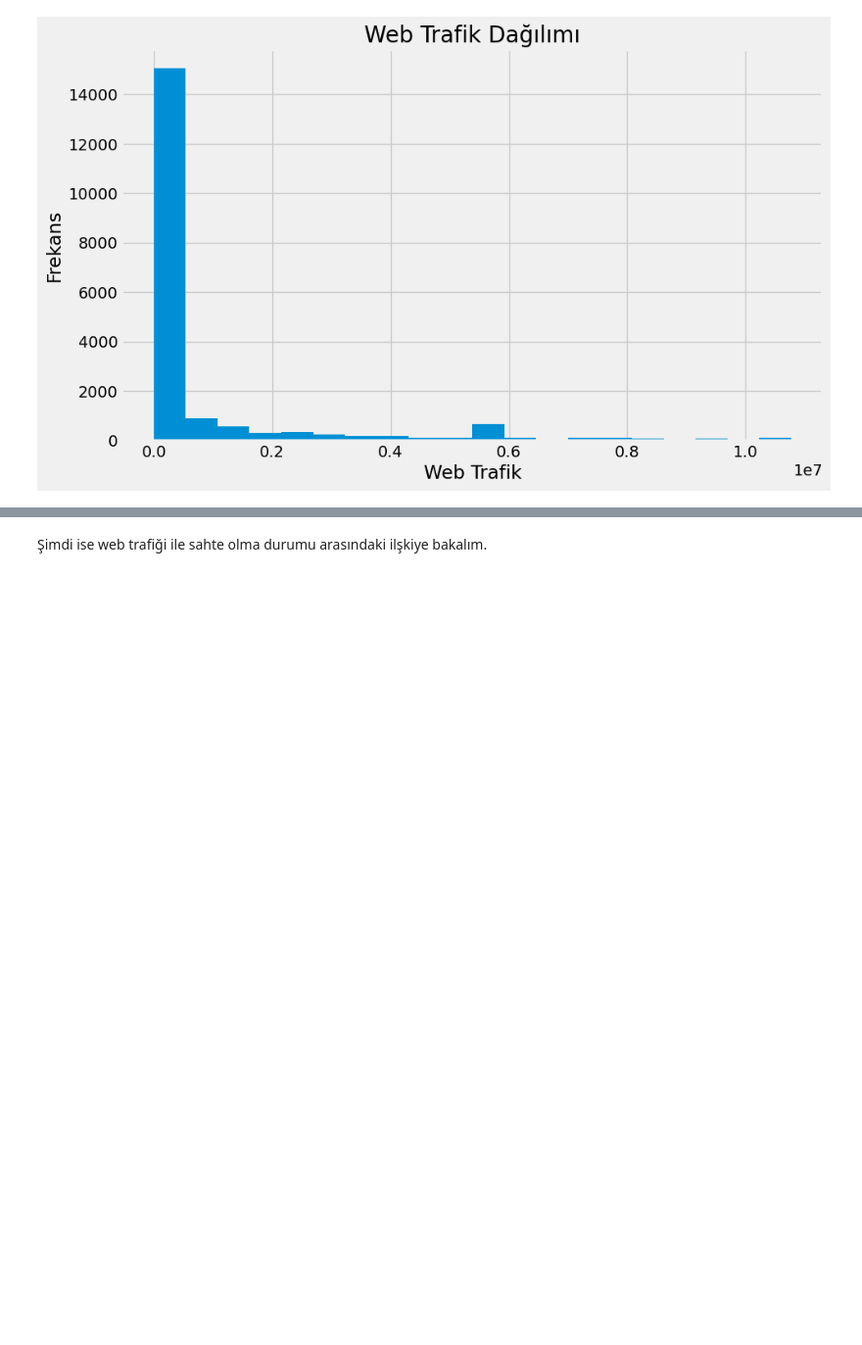
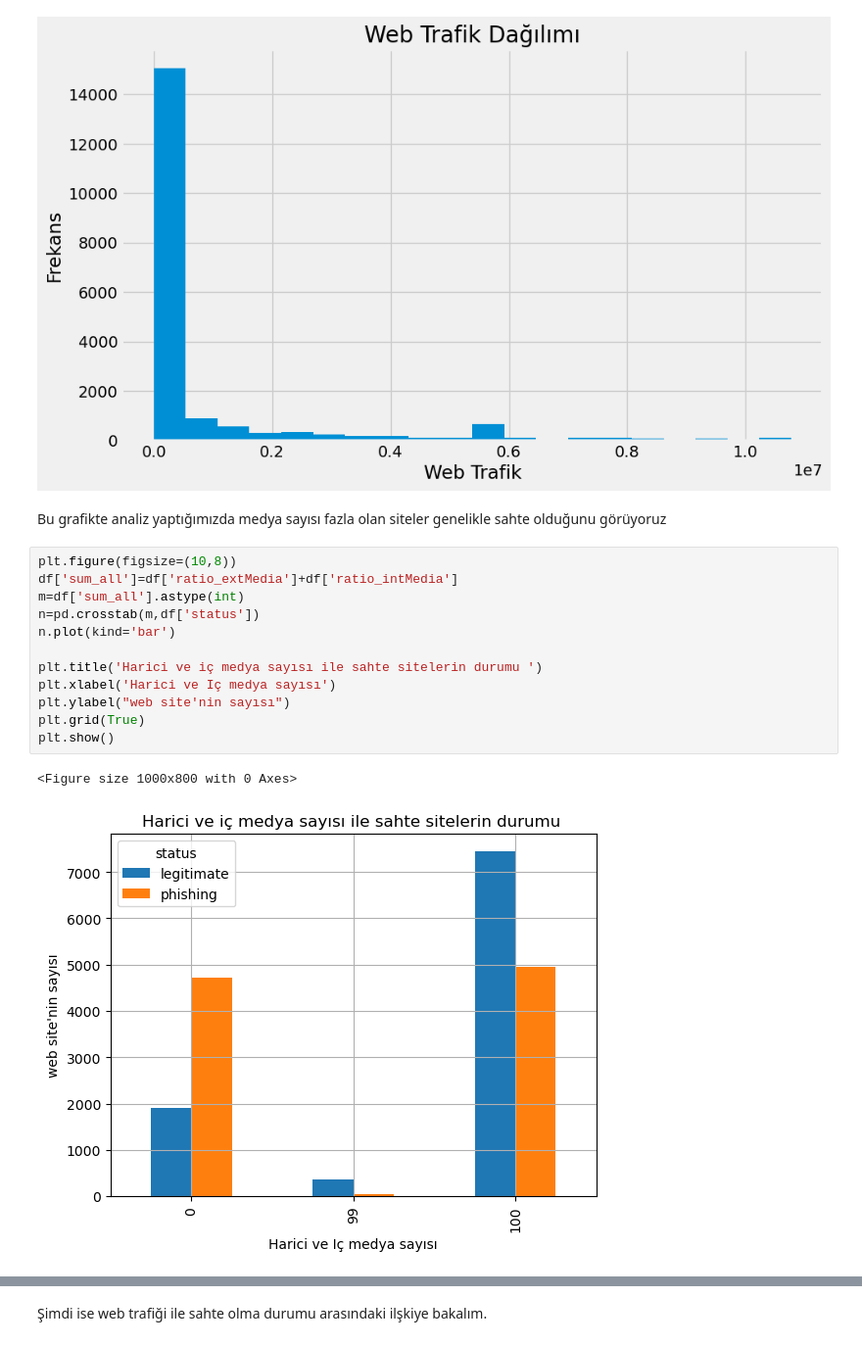
Before and after one commit to Phishbust/datanalysisandmodeling, a Jupyter notebook: data.ipynb, the cells around one changed output, grey strips where cells are left out. Shown: that part at 98% size. Saved outputs shown, nothing was run; the diff lists cells and outputs as text; blank space fills up the shorter version.

```diff
--- a/data.ipynb
+++ b/data.ipynb
@@ -186,3 +229,20 @@ plt.title('Web Trafik Dağılımı')
 plt.show()
 # %% [output]
 [figure]
+# %% [markdown]
+Bu grafikte analiz yaptığımızda medya sayısı fazla olan siteler genelikle sahte olduğunu görüyoruz
+# %%
+plt.figure(figsize=(10,8))
+df['sum_all']=df['ratio_extMedia']+df['ratio_intMedia']
+m=df['sum_all'].astype(int)
+n=pd.crosstab(m,df['status'])
+n.plot(kind='bar')
+
+plt.title('Harici ve iç medya sayısı ile sahte sitelerin durumu ')
+plt.xlabel('Harici ve Iç medya sayısı')
+plt.ylabel("web site'nin sayısı")
+plt.grid(True)
+plt.show()
+# %% [output]
+<Figure size 1000x800 with 0 Axes>
+[figure, added]
```
Also changed, not shown: parts of 12 cells of this notebook.
